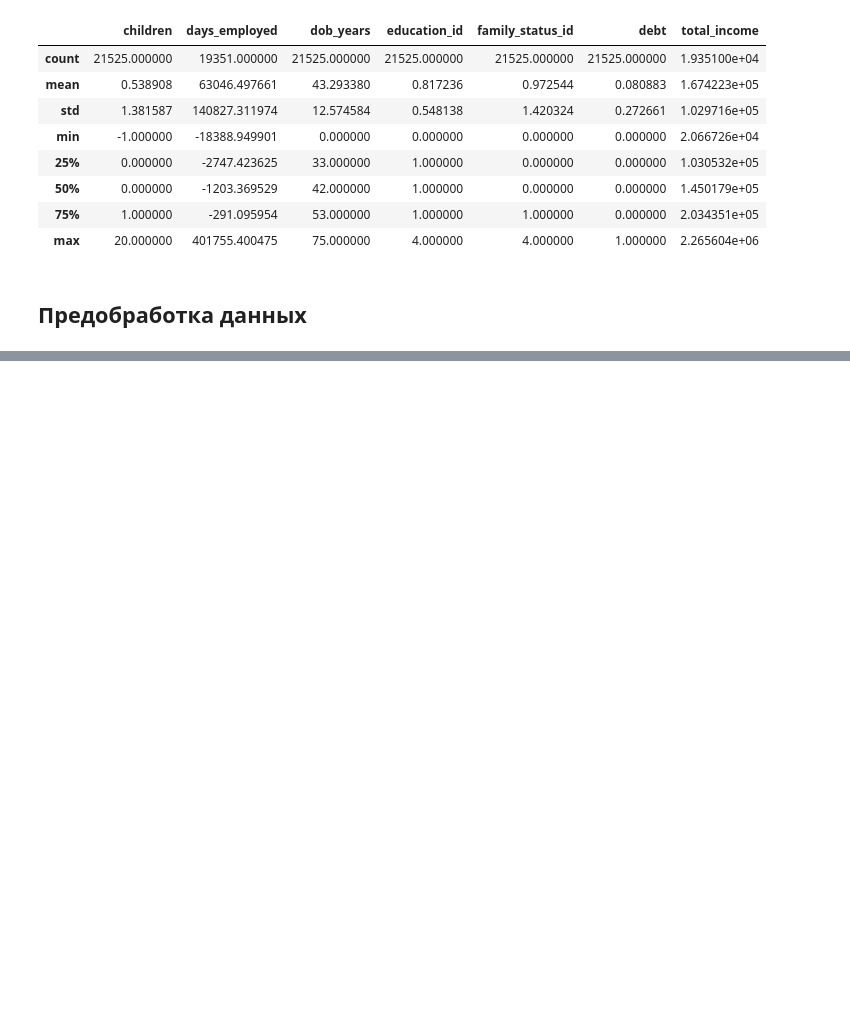
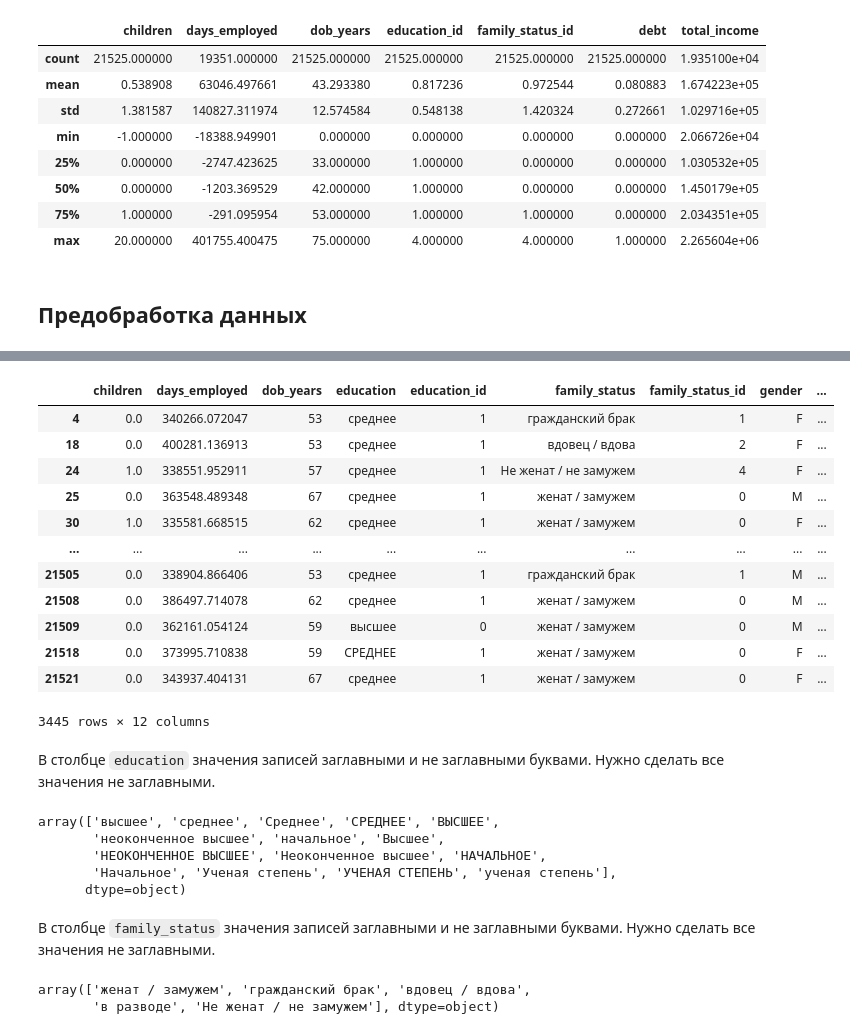
Before and after one commit to yerkebulanali/Yandex-Data-Science-Projects, a Jupyter notebook: Yandex Practicum Project 2.ipynb, the cells around one changed output, grey strips where cells are left out. Saved outputs shown, nothing was run; the diff lists cells and outputs as text; code cells hidden in the pictures; blank space fills up the shorter version.

```diff
--- a/Yandex Practicum Project 2.ipynb
+++ b/Yandex Practicum Project 2.ipynb
@@ -104,0 +221,16 @@ df.describe()
+# %%
+df[df['days_employed'] > 21900]
+# %% [output]
+|  | children | days_employed | dob_years | education | education_id | family_status | family_status_id | gender | ... |
+| 4 | 0.0 | 340266.072047 | 53 | среднее | 1 | гражданский брак | 1 | F | ... |
+| 18 | 0.0 | 400281.136913 | 53 | среднее | 1 | вдовец / вдова | 2 | F | ... |
+| 24 | 1.0 | 338551.952911 | 57 | среднее | 1 | Не женат / не замужем | 4 | F | ... |
+| 25 | 0.0 | 363548.489348 | 67 | среднее | 1 | женат / замужем | 0 | M | ... |
+| 30 | 1.0 | 335581.668515 | 62 | среднее | 1 | женат / замужем | 0 | F | ... |
+| ... | ... | ... | ... | ... | ... | ... | ... | ... | ... |
+| 21505 | 0.0 | 338904.866406 | 53 | среднее | 1 | гражданский брак | 1 | M | ... |
+| 21508 | 0.0 | 386497.714078 | 62 | среднее | 1 | женат / замужем | 0 | M | ... |
+| 21509 | 0.0 | 362161.054124 | 59 | высшее | 0 | женат / замужем | 0 | M | ... |
+| 21518 | 0.0 | 373995.710838 | 59 | СРЕДНЕЕ | 1 | женат / замужем | 0 | F | ... |
+| 21521 | 0.0 | 343937.404131 | 67 | среднее | 1 | женат / замужем | 0 | F | ... |
+3445 rows × 12 columns
@@ -104,0 +239,10 @@ df.describe()
+# %% [markdown]
+В столбце `education` значения записей заглавными и не заглавными буквами. Нужно сделать все значения не заглавными.
+# %%
+df['education'].unique()
+# %% [output]
+array(['высшее', 'среднее', 'Среднее', 'СРЕДНЕЕ', 'ВЫСШЕЕ',
+       'неоконченное высшее', 'начальное', 'Высшее',
+       'НЕОКОНЧЕННОЕ ВЫСШЕЕ', 'Неоконченное высшее', 'НАЧАЛЬНОЕ',
+       'Начальное', 'Ученая степень', 'УЧЕНАЯ СТЕПЕНЬ', 'ученая степень'],
+      dtype=object)
@@ -104,0 +251,7 @@ df.describe()
+# %% [markdown]
+В столбце `family_status` значения записей заглавными и не заглавными буквами. Нужно сделать все значения не заглавными.
+# %%
+df['family_status'].unique()
+# %% [output]
+array(['женат / замужем', 'гражданский брак', 'вдовец / вдова',
+       'в разводе', 'Не женат / не замужем'], dtype=object)
```
Also changed, not shown: parts of 55 cells of this notebook.
